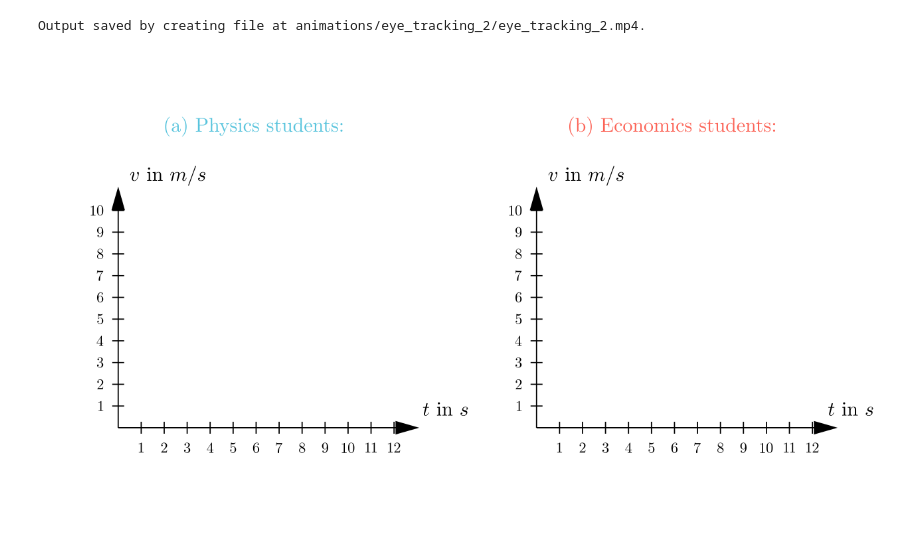
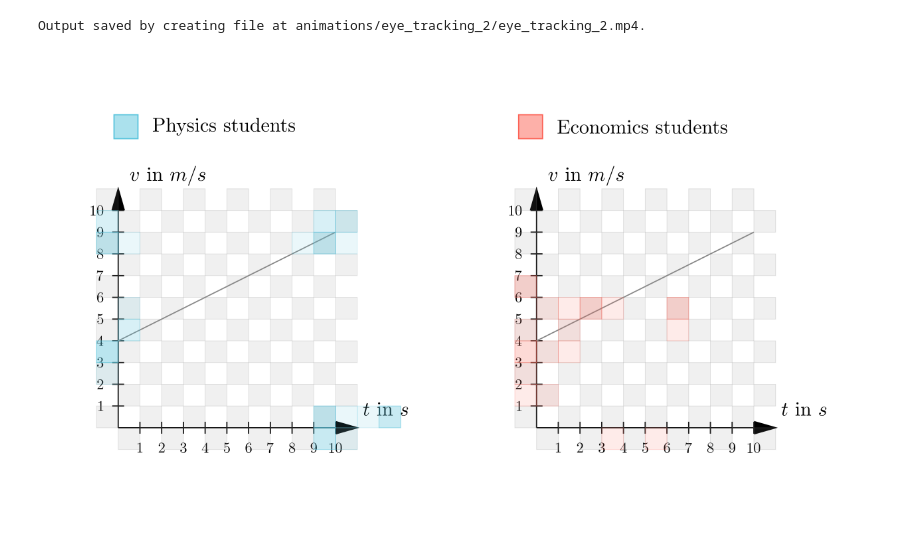
Before and after one commit to CVC97/Physics-Education-Animations, a Jupyter notebook: eye_tracking_2.ipynb, the cells around one changed output. Drawn from its saved outputs; the diff is of its cells as text; code cells hidden in the pictures.

Commit message:
Added diagrams for ET2.

```diff
--- a/eye_tracking_2.ipynb
+++ b/eye_tracking_2.ipynb
@@ -9,36 +72,86 @@ Jupyter Capture Output v0.0.11
 # %%
 %%capture_video --path "animations/eye_tracking_2/eye_tracking_2.mp4"
 %%manim -qm --fps 60 $video_scene
 
 
 class et_Scene(Scene):
     def construct(self):
         self.camera.background_color=WHITE
 
-        x_range = [0, 13, 1]
+        x_range = [0, 11, 1]
         y_range = [0, 11, 1]
 
+        ax1_base = np.array([-4, -0.5, 0])
+        ax2_base = np.array([3, -0.5, 0])
+        ax_merge_base = np.array([-0.5, -0.5, 0])
 
-        def get_grid():
 
-        ax1_base = np.array([-3.5, -0.5, 0])
-        ax2_base = np.array([3.5, -0.5, 0])
+        # description headline
+        text_a = Tex(r'Physics students', font_size = 32, color = BLACK).move_to(ax1_base + 3.25*UP)
+        text_b = Tex(r'Economics students', font_size = 32, color = BLACK).move_to(ax2_base + 3.25*UP)
+        text_a_square = Square(color = BLUE, fill_opacity = 0.5, stroke_opacity = 1, side_length = 0.4, stroke_width = 2).next_to(text_a, LEFT)
+        text_b_square = Square(color = RED, fill_opacity = 0.5, stroke_opacity = 1, side_length = 0.4, stroke_width = 2).next_to(text_b, LEFT)
 
-        text_a = Tex(r'(a) Physics students:', font_size = 32, color = BLUE).move_to(ax1_base + 3.25*UP)
-        text_b = Tex(r'(b) Economics students:', font_size = 32, color = RED).move_to(ax2_base + 3.25*UP)
 
-        ax1_ax = Axes(x_range = x_range, y_range = y_range, x_length = 5, y_length = 4, axis_config = {"font_size": 24, "tip_width": 0.2}).add_coordinates().move_to(ax1_base).set_color(BLACK)
+        # axes
+        ax1_ax = Axes(x_range = x_range, y_range = y_range, x_length = 4, y_length = 4, axis_config = {"font_size": 24, "tip_width": 0.2}).add_coordinates().move_to(ax1_base).set_color(BLACK)
         ax1_xlabel = ax1_ax.get_x_axis_label(Tex(r"$t$ in $s$", color = BLACK, font_size = 32))
         ax1_ylabel = ax1_ax.get_y_axis_label(Tex(r"$v$ in $m/s$", color = BLACK, font_size = 32))
         ax1 = VGroup(ax1_ax, ax1_xlabel, ax1_ylabel)
 
-        ax2_ax = Axes(x_range = x_range, y_range = y_range, x_length = 5, y_length = 4, axis_config = {"font_size": 24, "tip_width": 0.2, "tip_length": 9999999}).add_coordinates().move_to(ax2_base).set_color(BLACK)
+        ax2_ax = Axes(x_range = x_range, y_range = y_range, x_length = 4, y_length = 4, axis_config = {"font_size": 24, "tip_width": 0.2, "tip_length": 9999999}).add_coordinates().move_to(ax2_base).set_color(BLACK)
         ax2_xlabel = ax2_ax.get_x_axis_label(Tex(r"$t$ in $s$", color = BLACK, font_size = 32))
         ax2_ylabel = ax2_ax.get_y_axis_label(Tex(r"$v$ in $m/s$", color = BLACK, font_size = 32))
         ax2 = VGroup(ax2_ax, ax2_xlabel, ax2_ylabel)
 
+        ax_merge_ax = Axes(x_range = x_range, y_range = y_range, x_length = 4, y_length = 4, axis_config = {"font_size": 24, "tip_width": 0.2, "tip_length": 9999999}).add_coordinates().move_to(ax_merge_base).set_color(BLACK)
+        ax_merge_xlabel = ax_merge_ax.get_x_axis_label(Tex(r"$t$ in $s$", color = BLACK, font_size = 32))
+        ax_merge_ylabel = ax_merge_ax.get_y_axis_label(Tex(r"$v$ in $m/s$", color = BLACK, font_size = 32))
+        ax_merge = VGroup(ax_merge_ax, ax_merge_xlabel, ax_merge_ylabel)
 
-        self.add(ax1, ax2, text_a, text_b)
+
+        # square function
+        def get_color_square(ax, x, y, square_color):
+            square_side_length = (ax.c2p(1, 0, 0) - ax.c2p(0, 0, 0))[0]
+            return Square(color = square_color, fill_opacity = 0.125, stroke_opacity = 0.25, side_length = square_side_length, stroke_width = 1).move_to(ax.c2p(int(x) + 0.5, int(y) + 0.5, 0))
+
+
+        # grey squares for both axes
+        ax1_square_group = VGroup()
+        ax2_square_group = VGroup()
+        ax_merge_square_group = VGroup()
+        for x_int in range(-1, 11, 1):
+            for y_int in range(-1, 11, 1):
+                if ((x_int % 2 - 0.5) * (y_int % 2 - 0.5)) < 0:
+                    ax1_square_group.add(get_color_square(ax1_ax, x_int, y_int, GREY))
+                    ax2_square_group.add(get_color_square(ax2_ax, x_int, y_int, GREY))
+                    ax_merge_square_group.add(get_color_square(ax_merge_ax, x_int, y_int, GREY))
+
+
+        # graphs
+        ax1_func = ax1_ax.plot(lambda x_var: x_var / 2 + 4, color = GREY, stroke_width = 2, stroke_opacity = 1, x_range = [0, 10])
+        ax2_func = ax2_ax.plot(lambda x_var: x_var / 2 + 4, color = GREY, stroke_width = 2, stroke_opacity = 1, x_range = [0, 10])
+        ax_merge_func = ax_merge_ax.plot(lambda x_var: x_var / 2 + 4, color = GREY, stroke_width = 2, stroke_opacity = 1, x_range = [0, 10])
+
+
+        # view squares
+        physics_view_square_group = VGroup()
+        economics_view_square_group = VGroup()
+        merge_view_square_group = VGroup()
+        for square_coord in physics_view_data:
+            physics_view_square_group.add(get_color_square(ax1_ax, *square_coord, BLUE))
+            merge_view_square_group.add(get_color_square(ax_merge_ax, *square_coord, BLUE))
+
+        for square_coord in economics_view_data:
+            economics_view_square_group.add(get_color_square(ax2_ax, *square_coord, RED))
+            merge_view_square_group.add(get_color_square(ax_merge_ax, *square_coord, RED))
+
+
+        self.add(text_a, text_b, text_a_square, text_b_square)
+        self.add(ax1, ax2, ax1_square_group, ax2_square_group, ax1_func, ax2_func)
+        self.add(physics_view_square_group, economics_view_square_group)
+
+        #self.add(ax_merge, ax_merge_square_group, ax_merge_func, merge_view_square_group)
 # %% [output]
 Output saved by creating file at animations/eye_tracking_2/eye_tracking_2.mp4.
-[figure, old version]
+[figure, new version]
```
Also changed, not shown: parts of 2 cells of this notebook.
